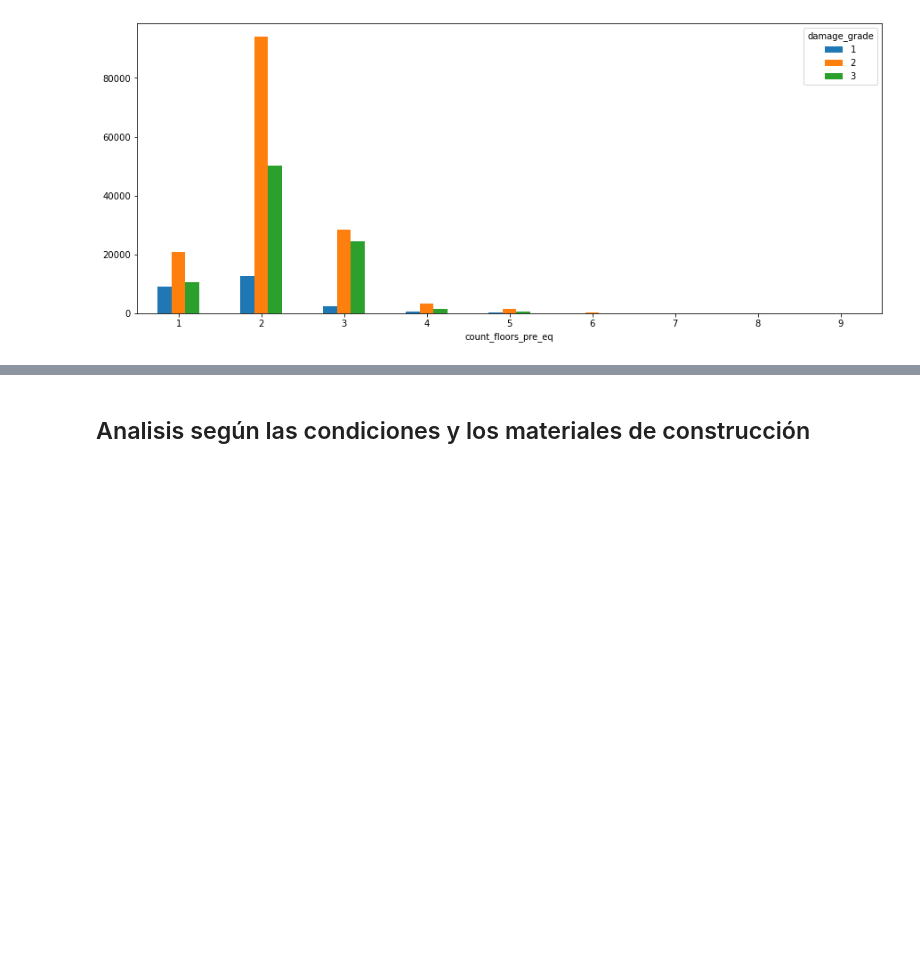
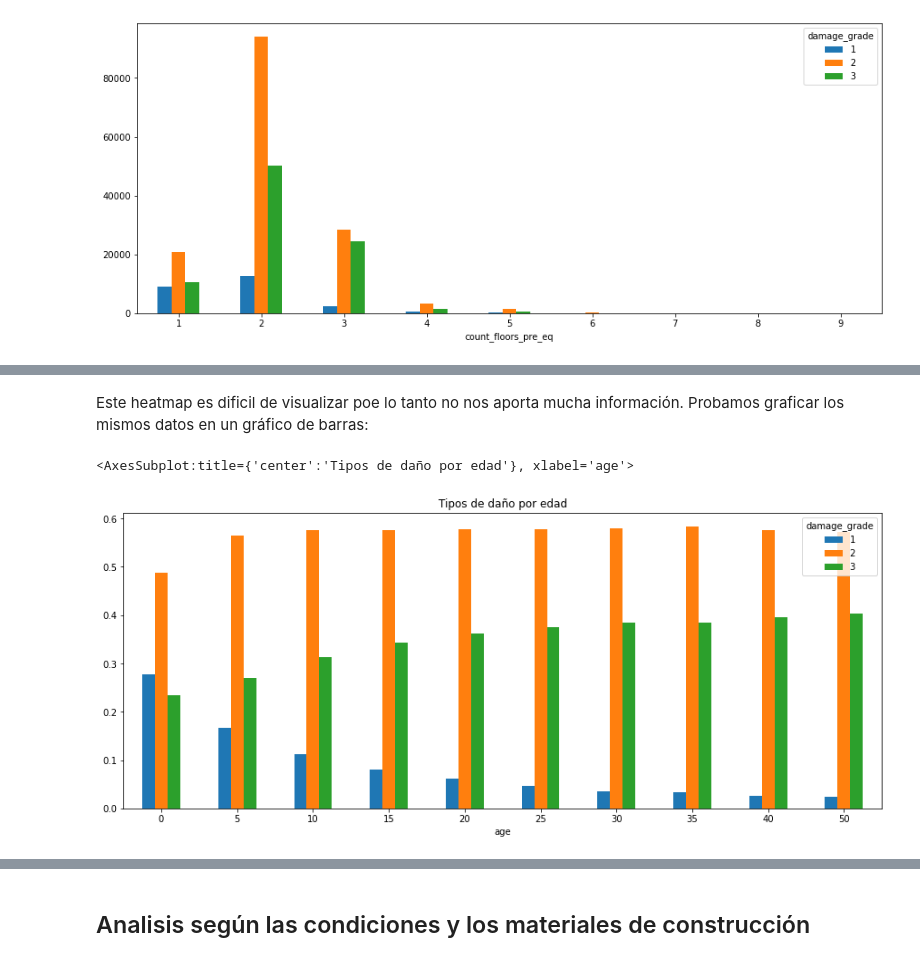
Before and after one commit to franvinas/7506-tp1, a Jupyter notebook: tp1.ipynb, the cells around one changed output, grey strips where cells are left out. Saved outputs shown, nothing was run; the diff lists cells and outputs as text; code cells hidden in the pictures; blank space fills up the shorter version.

```diff
--- a/tp1.ipynb
+++ b/tp1.ipynb
@@ -511,0 +531,7 @@ df[['count_floors_pre_eq', 'damage_grade']].value_counts().to_frame().rename(col
+# %% [markdown]
+Este heatmap es dificil de visualizar poe lo tanto no nos aporta mucha información. Probamos graficar los mismos datos en un gráfico de barras:
+# %%
+daño_por_antiguedad_porcentual_relevantes.plot(kind='bar', rot=0, title='Tipos de daño por edad', figsize=(15,6))
+# %% [output]
+<AxesSubplot:title={'center':'Tipos de daño por edad'}, xlabel='age'>
+[figure, added]
```
Also changed, not shown: parts of 6 cells of this notebook.
